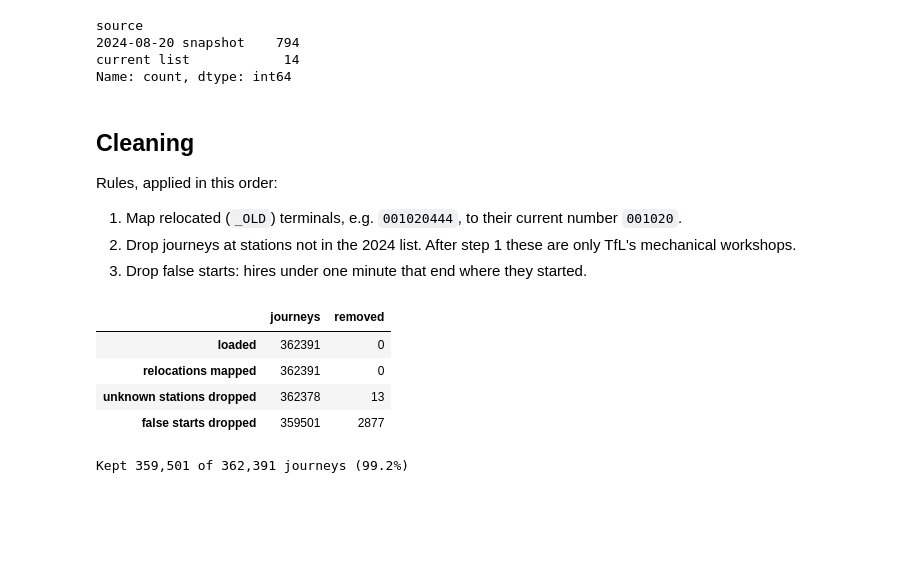
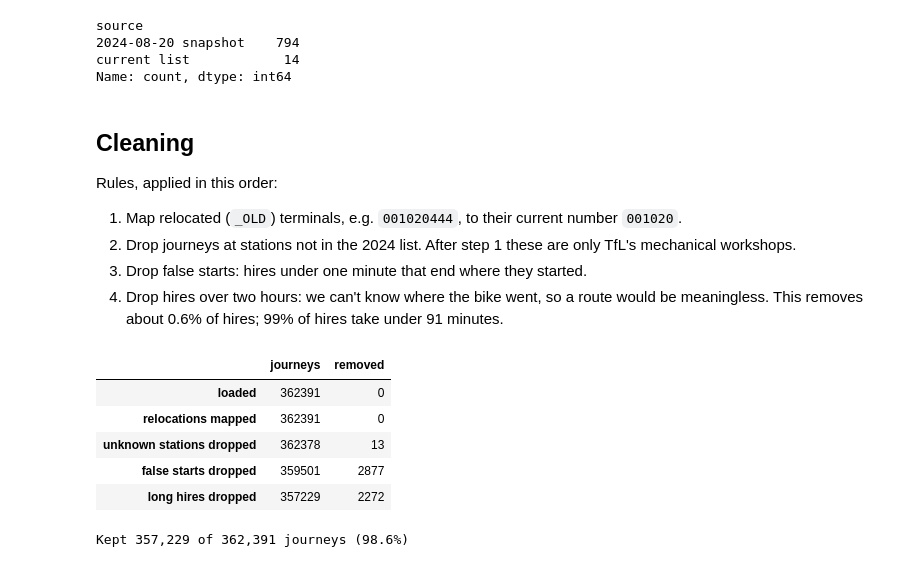
Before and after one commit to rmasad88/data_observatory, a Jupyter notebook: analysis/analysis.ipynb, the cells around one changed output. Saved outputs shown, nothing was run; the diff lists cells and outputs as text; code cells hidden in the pictures; blank space fills up the shorter version.

Commit message:
long hires dropped

```diff
--- a/analysis/analysis.ipynb
+++ b/analysis/analysis.ipynb
@@ -256,32 +257,37 @@ Rules, applied in this order:
 1. Map relocated (`_OLD`) terminals, e.g. `001020444`, to their current number `001020`.
 2. Drop journeys at stations not in the 2024 list. After step 1 these are only TfL's mechanical workshops.
 3. Drop false starts: hires under one minute that end where they started.
+4. Drop hires over two hours: we can't know where the bike went, so a route would be meaningless. This removes about 0.6% of hires; 99% of hires take under 91 minutes.
 # %%
 steps = {"loaded": journeys}
 steps["relocations mapped"] = map_relocated_terminals(journeys)
 steps["unknown stations dropped"] = drop_unknown_stations(
     steps["relocations mapped"], stations_2024
 )
 steps["false starts dropped"] = drop_false_starts(
     steps["unknown stations dropped"]
 )
+steps["long hires dropped"] = drop_long_hires(
+    steps["false starts dropped"]
+)
 
 pd.DataFrame(
     {"journeys": {step: len(df) for step, df in steps.items()}}
 ).assign(
     removed=lambda d: (d["journeys"].shift() - d["journeys"])
     .fillna(0)
     .astype(int)
 )
 # %% [output]
 |  | journeys | removed |
 | loaded | 362391 | 0 |
 | relocations mapped | 362391 | 0 |
 | unknown stations dropped | 362378 | 13 |
 | false starts dropped | 359501 | 2877 |
+| long hires dropped | 357229 | 2272 |
 # %%
-journeys_clean = steps["false starts dropped"]
+journeys_clean = steps["long hires dropped"]
 print(f"Kept {len(journeys_clean):,} of {len(journeys):,} journeys "
       f"({len(journeys_clean) / len(journeys):.1%})")
 # %% [output]
-Kept 359,501 of 362,391 journeys (99.2%)
+Kept 357,229 of 362,391 journeys (98.6%)
```
Also changed, not shown: parts of 1 cell of this notebook, 2 other files.
